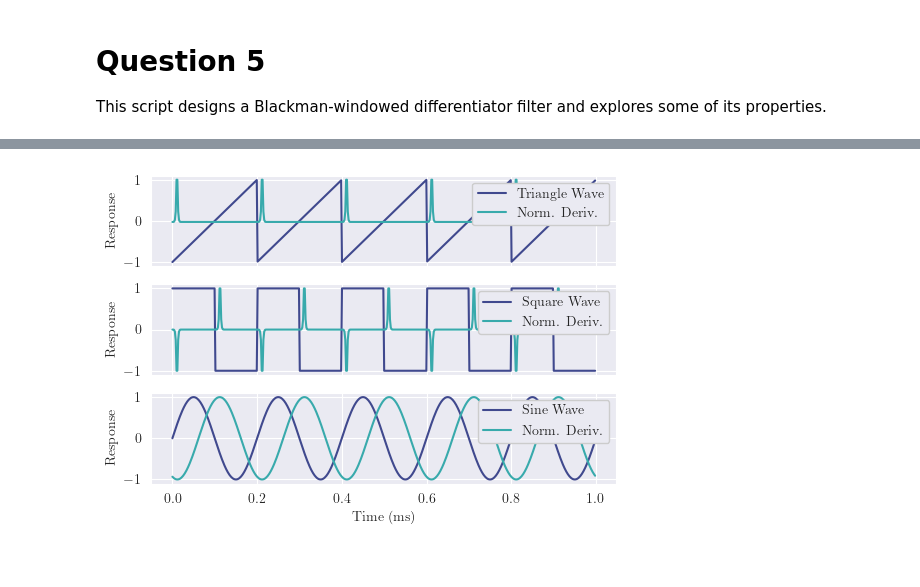
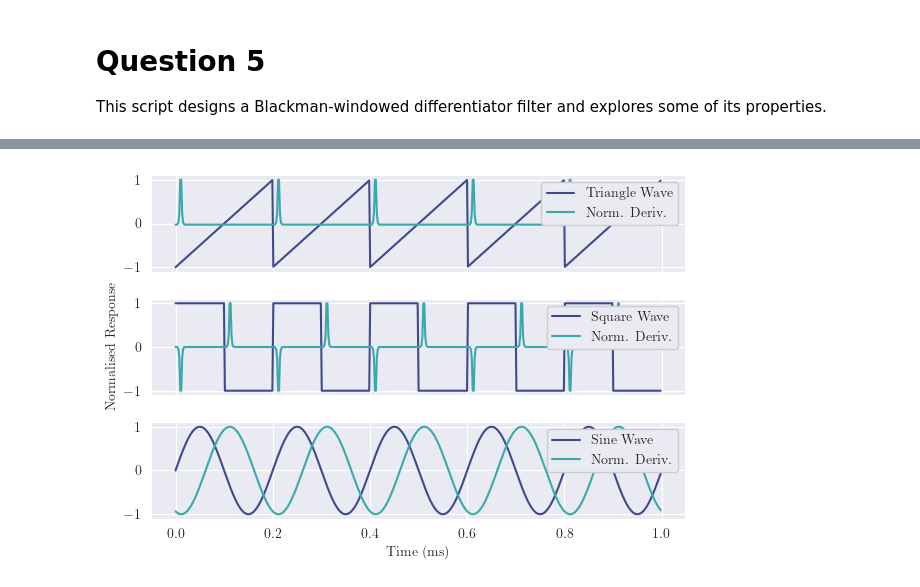
Before and after one commit to deren-teo/elec4620, a Jupyter notebook: a2/src/q5_differentiator.ipynb, the cells around one changed output, grey strips where cells are left out. Cells and saved outputs as stored; diff of their text form; code cells hidden in the pictures.

```diff
--- a/a2/src/q5_differentiator.ipynb
+++ b/a2/src/q5_differentiator.ipynb
@@ -59,7 +73,0 @@ plot_freqz(f, H)
-# %%
-from scipy.fft import fft, ifft
-from scipy.signal.windows import blackman
-
-# Apply Blackman window
-H_blackman = fft(taps * blackman(N_TAPS), n=1024)[:512]
-plot_freqz(f, H_blackman)
@@ -68,32 +74,33 @@ plot_freqz(f, H_blackman)
 # %%
 # Generate sample "continuous" functions to test the differentiator filter
 t = np.linspace(0, 1, 512, endpoint=False)
 t_tri = signal.sawtooth(2 * np.pi * 5 * t)
 t_sqr = signal.square(2 * np.pi * 5 * t)
 t_sin = np.sin(2 * np.pi * 5 * t)
 
 # Apply the differentiator filter
 filt_tri = ifft(fft(t_tri) * H_blackman)
 filt_sqr = ifft(fft(t_sqr) * H_blackman)
 filt_sin = ifft(fft(t_sin) * H_blackman)
 
 # Plot unfiltered and filtered comparison
 normalise = lambda arr: arr.real / max(np.abs(arr.real))
-_, axs = plt.subplots(3, sharex=True, figsize=(6, 4))
+fig, axs = plt.subplots(3, sharex=True, figsize=(6, 4))
+fig.tight_layout()
 axs[0].plot(t, t_tri, label="Triangle Wave")
 axs[0].plot(t, normalise(filt_tri), label="Norm. Deriv.")
 axs[1].plot(t, t_sqr, label="Square Wave")
 axs[1].plot(t, normalise(filt_sqr), label="Norm. Deriv.")
 axs[2].plot(t, t_sin, label="Sine Wave")
 axs[2].plot(t, normalise(filt_sin), label="Norm. Deriv.")
 # Axis labels
 axs[2].set_xlabel("Time (ms)")
-axs[0].set_ylabel("Response")
-axs[1].set_ylabel("Response")
-axs[2].set_ylabel("Response")
+axs[1].set_ylabel("Normalised Response")
 axs[0].legend(loc="upper right", framealpha=1)
 axs[1].legend(loc="upper right", framealpha=1)
 axs[2].legend(loc="upper right", framealpha=1)
-plt.show()
+
+fname = Path(A2_ROOT, "output", "q5_diff_applied.png")
+fig.savefig(fname, **SAVEFIG_CONFIG)
 # %% [output]
-[figure, old version]
+[figure, new version]
```
Also changed, not shown: parts of 4 cells of this notebook, 8 other files.
